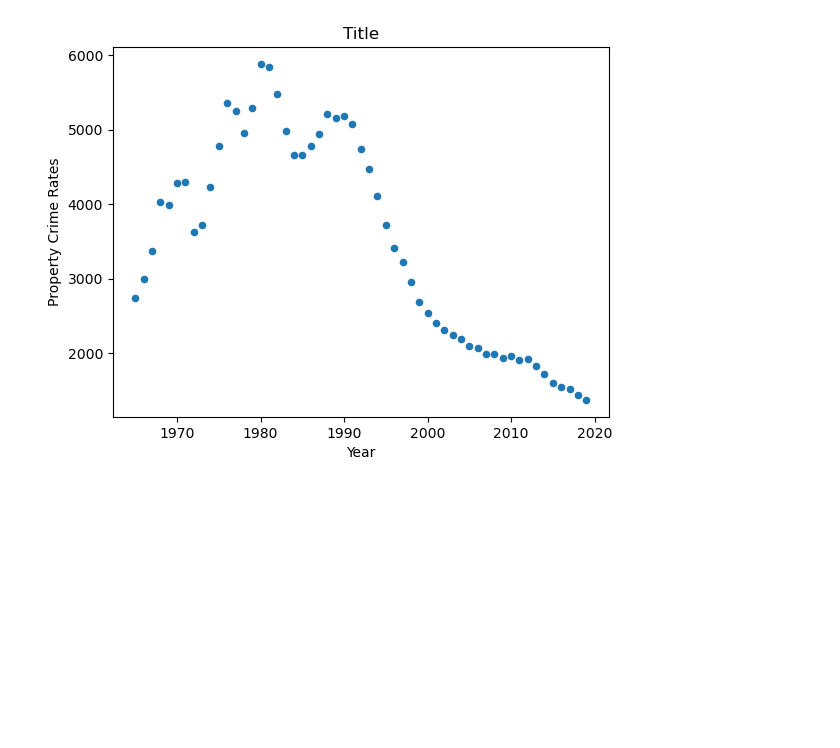
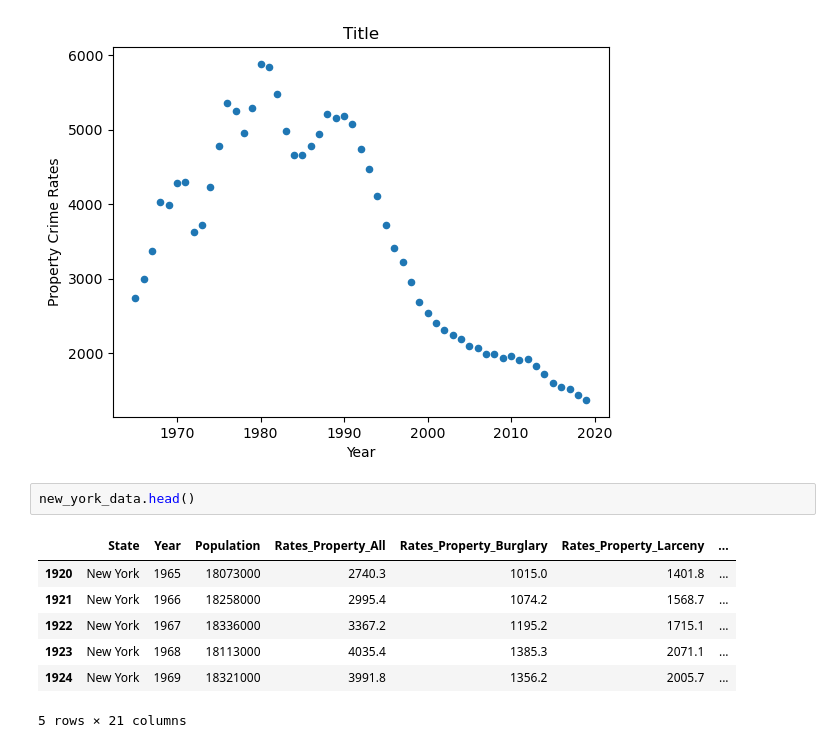
Before and after one commit to cadenpayne/cs130-project, a Jupyter notebook: Analysis.ipynb, the cells around one changed output. Cells and saved outputs as stored; diff of their text form; blank space fills up the shorter version.

```diff
--- a/Analysis.ipynb
+++ b/Analysis.ipynb
@@ -201,3 +201,13 @@ plt.ylabel("Property Crime Rates")
 # %% [output]
 Text(0, 0.5, 'Property Crime Rates')
 [figure]
+# %%
+new_york_data.head()
+# %% [output]
+|  | State | Year | Population | Rates_Property_All | Rates_Property_Burglary | Rates_Property_Larceny | ... |
+| 1920 | New York | 1965 | 18073000 | 2740.3 | 1015.0 | 1401.8 | ... |
+| 1921 | New York | 1966 | 18258000 | 2995.4 | 1074.2 | 1568.7 | ... |
+| 1922 | New York | 1967 | 18336000 | 3367.2 | 1195.2 | 1715.1 | ... |
+| 1923 | New York | 1968 | 18113000 | 4035.4 | 1385.3 | 2071.1 | ... |
+| 1924 | New York | 1969 | 18321000 | 3991.8 | 1356.2 | 2005.7 | ... |
+5 rows × 21 columns
```
